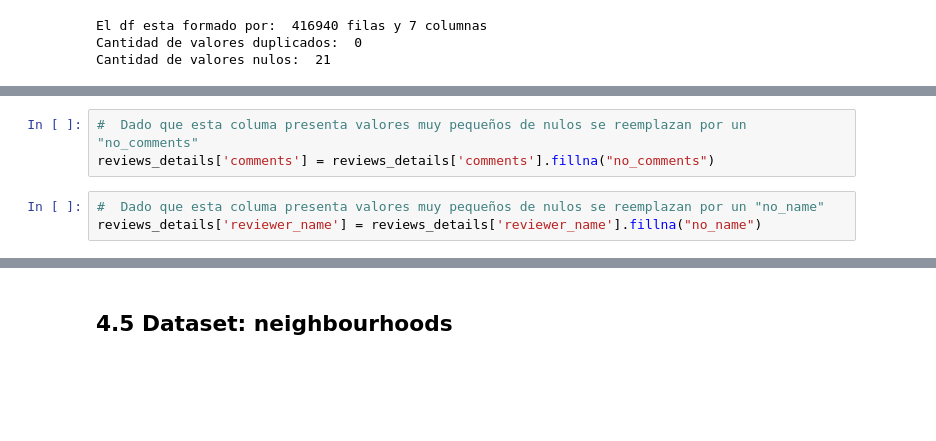
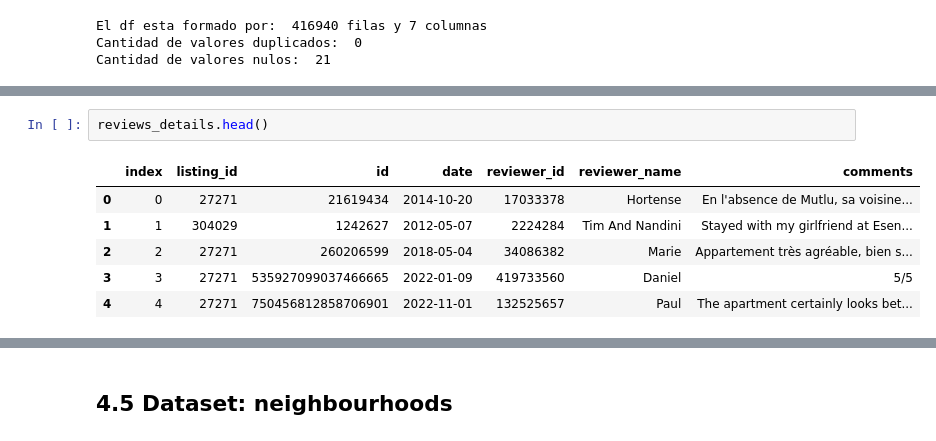
Before and after one commit to fhouska/Proyecto_Airbnb, a Jupyter notebook: Airbnb.ipynb, the cells around one changed output, grey strips where cells are left out. Drawn from its saved outputs; the diff is of its cells as text; blank space fills up the shorter version.

```diff
--- a/Airbnb.ipynb
+++ b/Airbnb.ipynb
@@ -313,6 +302,9 @@ percentage_null(reviews_details)
-# %%
-#  Dado que esta columa presenta valores muy pequeños de nulos se reemplazan por un "no_comments"
-reviews_details['comments'] = reviews_details['comments'].fillna("no_comments")
-# %%
-#  Dado que esta columa presenta valores muy pequeños de nulos se reemplazan por un "no_name"
-reviews_details['reviewer_name'] = reviews_details['reviewer_name'].fillna("no_name")
+# %%
+reviews_details.head()
+# %% [output]
+|  | index | listing_id | id | date | reviewer_id | reviewer_name | comments |
+| 0 | 0 | 27271 | 21619434 | 2014-10-20 | 17033378 | Hortense | En l'absence de Mutlu, sa voisine... |
+| 1 | 1 | 304029 | 1242627 | 2012-05-07 | 2224284 | Tim And Nandini | Stayed with my girlfriend at Esen... |
+| 2 | 2 | 27271 | 260206599 | 2018-05-04 | 34086382 | Marie | Appartement très agréable, bien s... |
+| 3 | 3 | 27271 | 535927099037466665 | 2022-01-09 | 419733560 | Daniel | 5/5 |
+| 4 | 4 | 27271 | 750456812858706901 | 2022-11-01 | 132525657 | Paul | The apartment certainly looks bet... |
```
Also changed, not shown: parts of 30 cells of this notebook, 10 other files.
